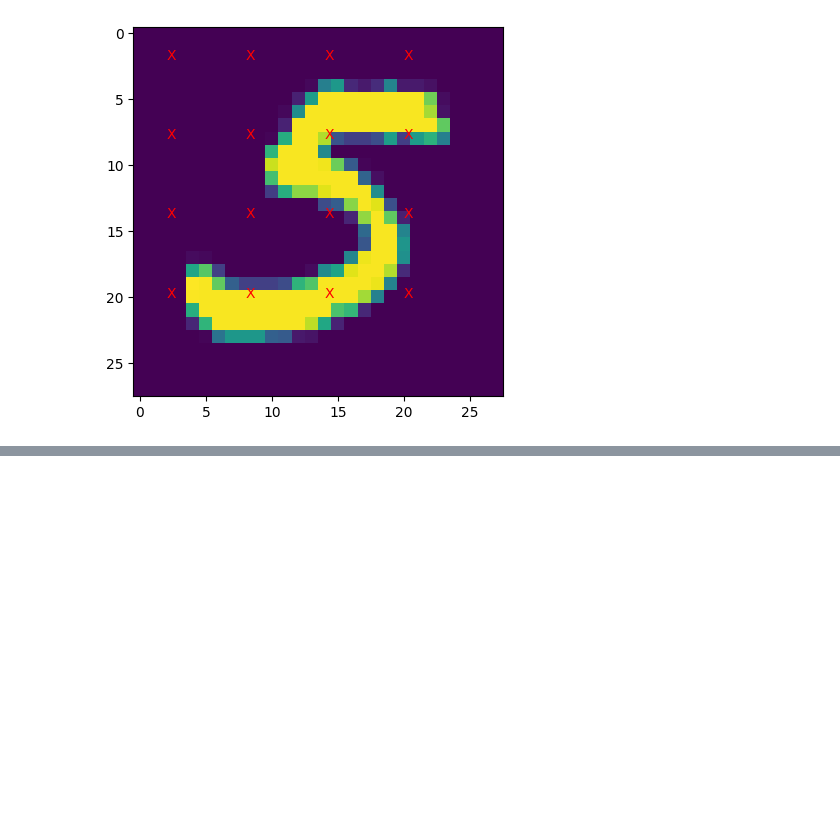
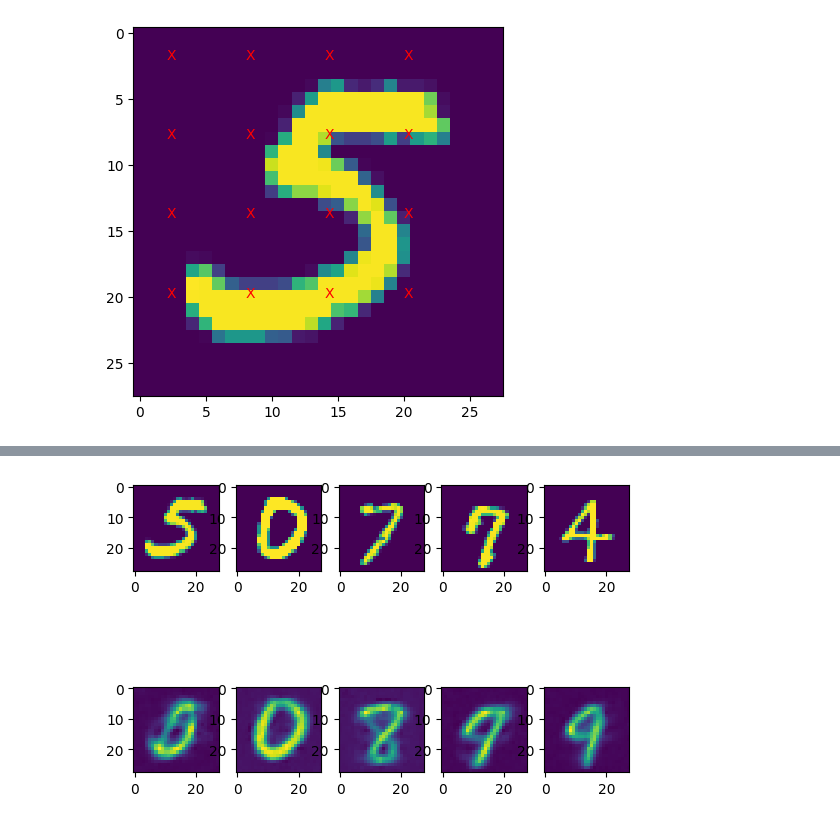
Before and after one commit to EdvardsZ/MastersThesis, a Jupyter notebook: src/scvae.ipynb, the cells around one changed output, grey strips where cells are left out. Cells and saved outputs as stored; diff of their text form; code cells hidden in the pictures; blank space fills up the shorter version.

```diff
--- a/src/scvae.ipynb
+++ b/src/scvae.ipynb
@@ -80,7 +80,9 @@ NameError: name 'F' is not defined
 # %%
 #load
-scvae = SCVAE.load_from_checkpoint('scvae2.ckpt')
+scvae = SCVAE.load_from_checkpoint('scvae_40.ckpt')
 scvae.eval()
 from plotting import plot_samples_with_reconstruction
 # plot some samples and their reconstruction
 plot_samples_with_reconstruction(scvae, next(iter(test_loader)))
+# %% [output]
+[figure, added]
```
Also changed, not shown: parts of 1 cell of this notebook, 2 other files.
